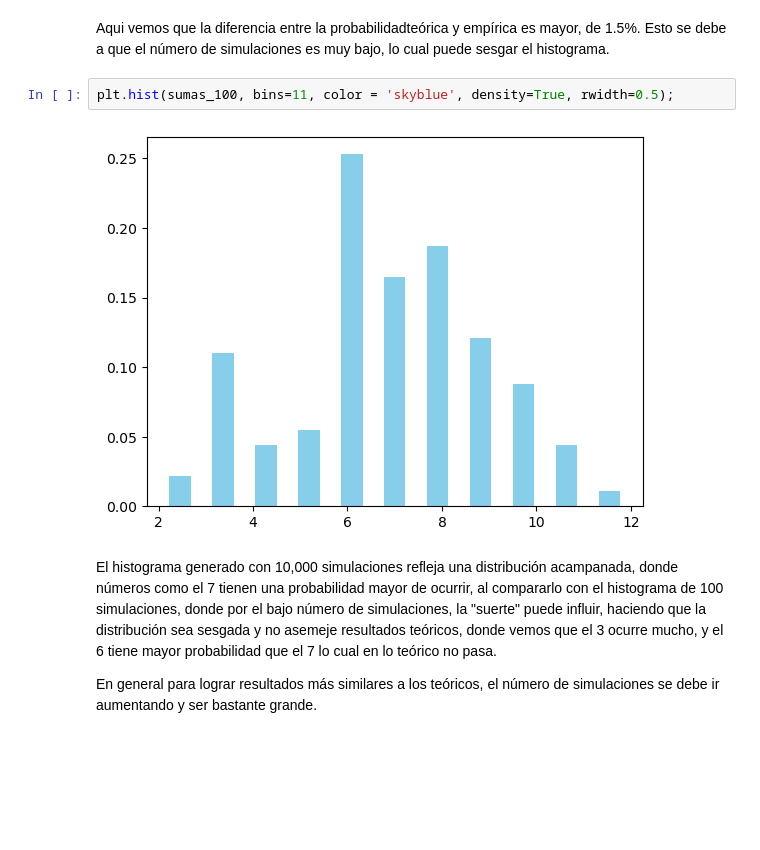
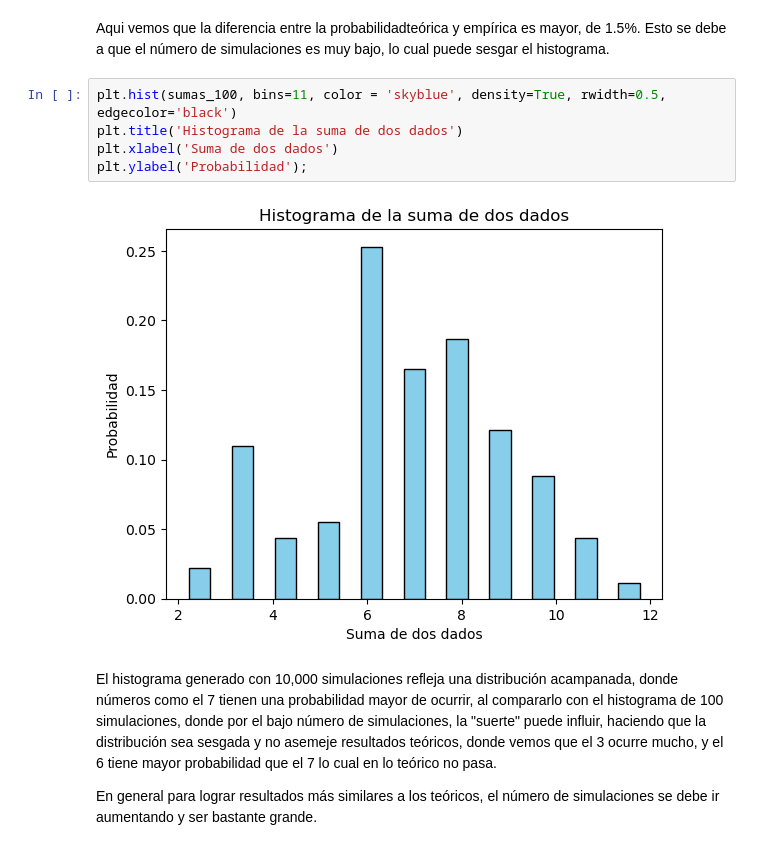
Before and after one commit to LuisMB09/sim_procesos_financieros, a Jupyter notebook: pregunta_11.ipynb, the cells around one changed output. Saved outputs shown, nothing was run; the diff lists cells and outputs as text; blank space fills up the shorter version.

```diff
--- a/pregunta_11.ipynb
+++ b/pregunta_11.ipynb
@@ -48,9 +51,12 @@ La prbabilidad de sumar con 100 lanzamientos es: 0.04
 # %% [markdown]
 Aqui vemos que la diferencia entre la probabilidadteórica y empírica es mayor, de 1.5%. Esto se debe a que el número de simulaciones es muy bajo, lo cual puede sesgar el histograma.
 # %%
-plt.hist(sumas_100, bins=11, color = 'skyblue', density=True, rwidth=0.5);
+plt.hist(sumas_100, bins=11, color = 'skyblue', density=True, rwidth=0.5, edgecolor='black')
+plt.title('Histograma de la suma de dos dados')
+plt.xlabel('Suma de dos dados')
+plt.ylabel('Probabilidad');
 # %% [output]
-[figure, old version]
+[figure, new version]
 # %% [markdown]
 El histograma generado con 10,000 simulaciones refleja una distribución acampanada, donde números como el 7 tienen una probabilidad mayor de ocurrir, al compararlo con el histograma de 100 simulaciones, donde por el bajo número de simulaciones, la "suerte" puede influir, haciendo que la distribución sea sesgada y no asemeje resultados teóricos, donde vemos que el 3 ocurre mucho, y el 6 tiene mayor probabilidad que el 7 lo cual en lo teórico no pasa.
 
```
Also changed, not shown: parts of 1 cell of this notebook, 1 other file.
